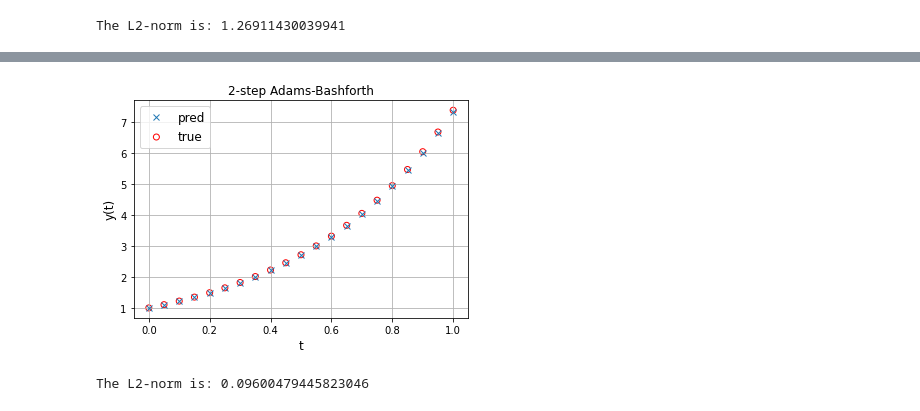
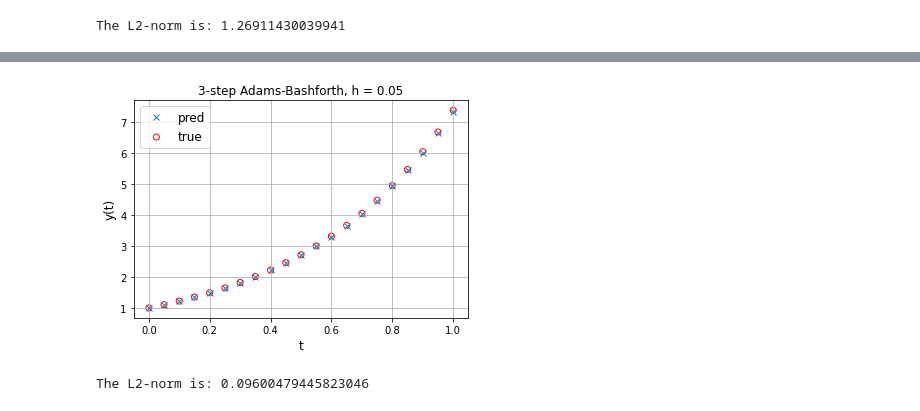
Before and after one commit to tanasr/DeepSolver, a Jupyter notebook: src/ode_solver.ipynb, the cells around one changed output, grey strips where cells are left out. Cells and saved outputs as stored; diff of their text form; code cells hidden in the pictures.

```diff
--- a/src/ode_solver.ipynb
+++ b/src/ode_solver.ipynb
@@ -116,27 +118,30 @@ The L2-norm is: 0.18439630642631671
 # %%
 # ADAMS-BASHFORTH 3 STEP METHOD
 t0 = 0; tN = 1; h = 0.05
 t = np.arange(t0, tN+h, h)
 y0 = 1 # exact(t0) = 1
 
 y_pred_AB3 = np.zeros(len(t))
-# initial conditions
+# ====== initial conditions ========
 y_pred_AB3[0] = y0
-y_pred_AB3[1] = y_pred_AB3[0] + h*dydt(t, y_pred_AB3[0]) #one step FE
-y_pred_AB3[2] = y_pred_AB2[1] + h*(3/2*dydt(None, y_pred_AB2[1]) - 1/2*dydt(None, y_pred_AB2[0])) # one step Adams Bashforth
+#one step FE
+y_pred_AB3[1] = y_pred_AB3[0] + h*dydt(t, y_pred_AB3[0])
+# one step Adams Bashforth
+y_pred_AB3[2] = y_pred_AB2[1] + h*(3/2*dydt(None, y_pred_AB2[1]) - 1/2*dydt(None, y_pred_AB2[0]))
 
 for n in range(len(t)-3):
     y_pred_AB3[n+3] = y_pred_AB3[n+2] + h*(23/12*dydt(t, y_pred_AB3[n+2]) - 16/12*dydt(t, y_pred_AB3[n+1]) + 5/12*dydt(t, y_pred_AB3[n]))
 error = norm([exact(t) - y_pred_AB3],2)
 
 plt.figure()
 plt.scatter(t,exact(t),facecolors='none', edgecolors='r',label='true')
 plt.plot(t,y_pred_AB3, marker='x',linestyle='',label='pred')
 plt.xlabel('t', fontsize='large')
 plt.ylabel('y(t)', fontsize='large')
 plt.legend(loc='best',fontsize='large')
-plt.title('2-step Adams-Bashforth'); plt.grid(); plt.show()
+plt.title('3-step Adams-Bashforth, h = {0}'.format(h))
+plt.grid(); plt.show()
 print('The L2-norm is: {0}'.format(error))
 # %% [output]
-[figure, old version]
+[figure, new version]
 The L2-norm is: 0.09600479445823046
```
Also changed, not shown: parts of 2 cells of this notebook.
